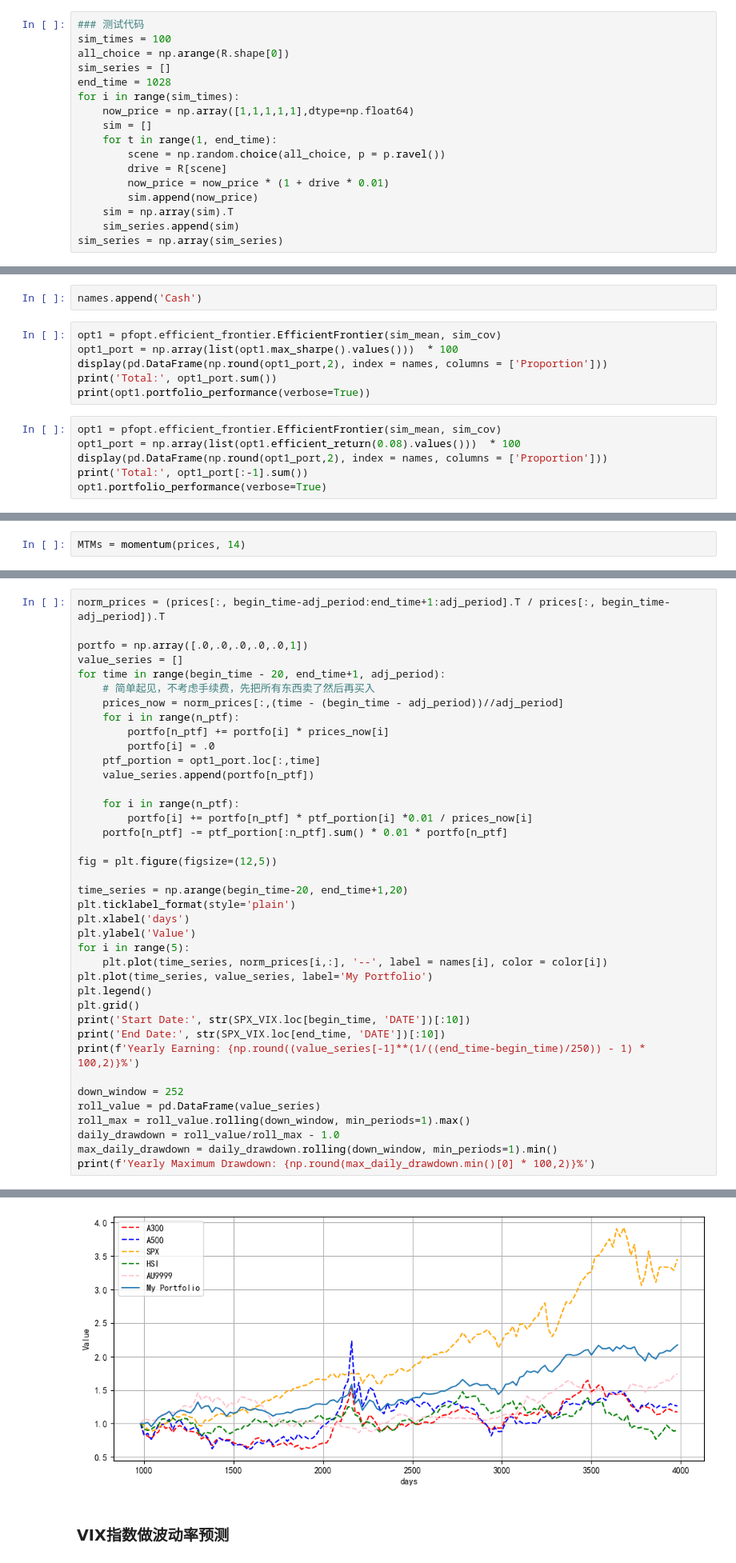
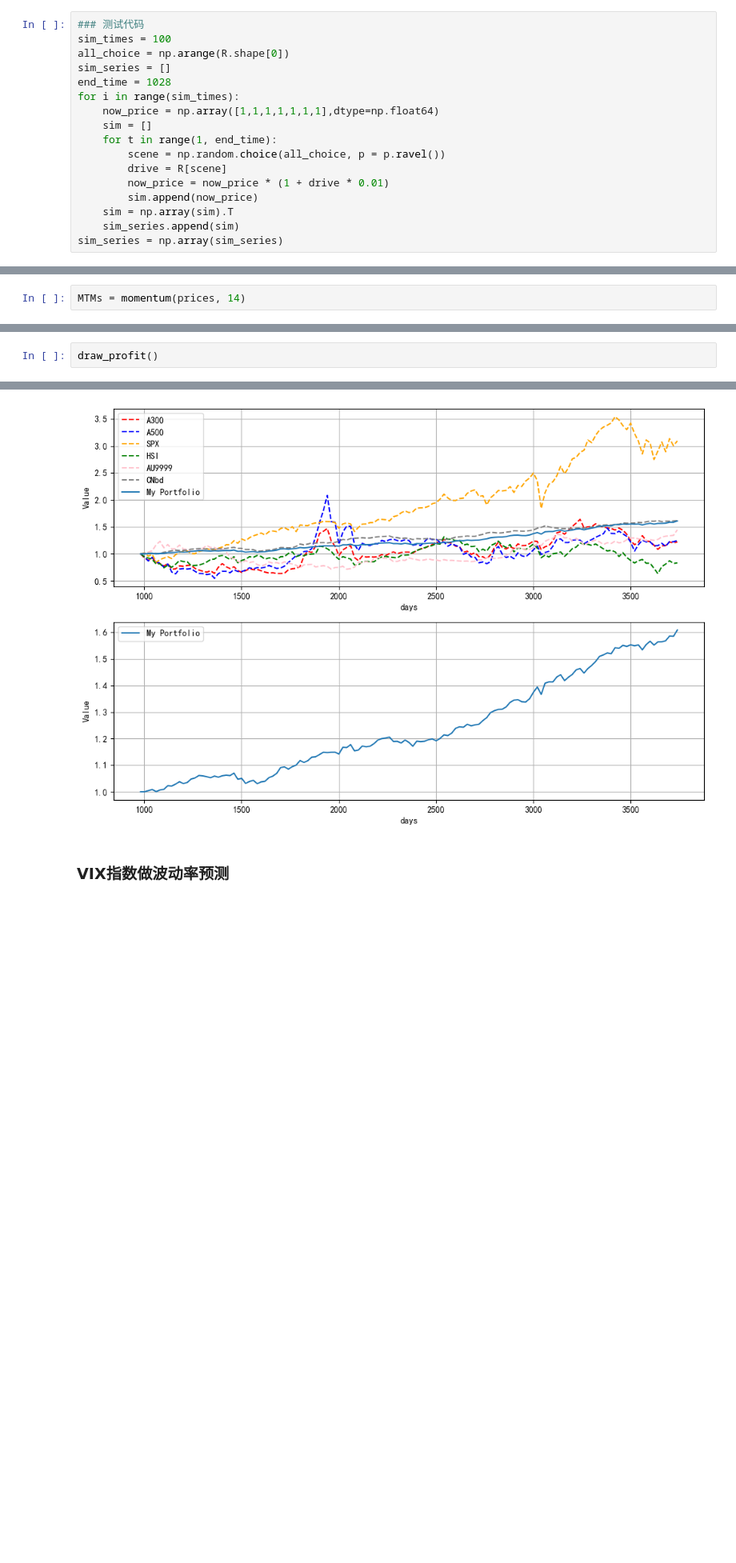
Before and after one commit to dishangti/Entropy-Pooling, a Jupyter notebook: EP.ipynb, the cells around one changed output, grey strips where cells are left out. Shown at 80% size. Cells and saved outputs as stored; diff of their text form; blank space fills up the shorter version.

Commit message:
Add bonds data to the model.

```diff
--- a/EP.ipynb
+++ b/EP.ipynb
@@ -601,7 +609,7 @@ all_choice = np.arange(R.shape[0])
 sim_series = []
 end_time = 1028
 for i in range(sim_times):
-    now_price = np.array([1,1,1,1,1],dtype=np.float64)
+    now_price = np.array([1,1,1,1,1,1,1],dtype=np.float64)
     sim = []
     for t in range(1, end_time):
         scene = np.random.choice(all_choice, p = p.ravel())
@@ -660,17 +641,3 @@ display(sim_cov)
-# %%
-names.append('Cash')
-# %%
-opt1 = pfopt.efficient_frontier.EfficientFrontier(sim_mean, sim_cov)
-opt1_port = np.array(list(opt1.max_sharpe().values()))  * 100
-display(pd.DataFrame(np.round(opt1_port,2), index = names, columns = ['Proportion']))
-print('Total:', opt1_port.sum())
-print(opt1.portfolio_performance(verbose=True))
-# %%
-opt1 = pfopt.efficient_frontier.EfficientFrontier(sim_mean, sim_cov)
-opt1_port = np.array(list(opt1.efficient_return(0.08).values()))  * 100
-display(pd.DataFrame(np.round(opt1_port,2), index = names, columns = ['Proportion']))
-print('Total:', opt1_port[:-1].sum())
-opt1.portfolio_performance(verbose=True)
 # %% [markdown]
 ### 蒙特卡洛模拟加速
 # %%
@@ -930,40 +966,3 @@ ax.grid()
 # %%
-norm_prices = (prices[:, begin_time-adj_period:end_time+1:adj_period].T / prices[:, begin_time-adj_period]).T
-
-portfo = np.array([.0,.0,.0,.0,.0,1])
-value_series = []
-for time in range(begin_time - 20, end_time+1, adj_period):
-    # 简单起见，不考虑手续费，先把所有东西卖了然后再买入
-    prices_now = norm_prices[:,(time - (begin_time - adj_period))//adj_period]
-    for i in range(n_ptf):
-        portfo[n_ptf] += portfo[i] * prices_now[i]
-        portfo[i] = .0
-    ptf_portion = opt1_port.loc[:,time]
-    value_series.append(portfo[n_ptf])
-
-    for i in range(n_ptf):
-        portfo[i] += portfo[n_ptf] * ptf_portion[i] *0.01 / prices_now[i]
-    portfo[n_ptf] -= ptf_portion[:n_ptf].sum() * 0.01 * portfo[n_ptf]
-
-fig = plt.figure(figsize=(12,5))
-
-time_series = np.arange(begin_time-20, end_time+1,20)
-plt.ticklabel_format(style='plain')
-plt.xlabel('days')
-plt.ylabel('Value')
-for i in range(5):
-    plt.plot(time_series, norm_prices[i,:], '--', label = names[i], color = color[i])
-plt.plot(time_series, value_series, label='My Portfolio')
-plt.legend()
-plt.grid()
-print('Start Date:', str(SPX_VIX.loc[begin_time, 'DATE'])[:10])
-print('End Date:', str(SPX_VIX.loc[end_time, 'DATE'])[:10])
-print(f'Yearly Earning: {np.round((value_series[-1]**(1/((end_time-begin_time)/250)) - 1) * 100,2)}%')
-
-down_window = 252
-roll_value = pd.DataFrame(value_series)
-roll_max = roll_value.rolling(down_window, min_periods=1).max()
-daily_drawdown = roll_value/roll_max - 1.0
-max_daily_drawdown = daily_drawdown.rolling(down_window, min_periods=1).min()
-print(f'Yearly Maximum Drawdown: {np.round(max_daily_drawdown.min()[0] * 100,2)}%')
+draw_profit()
 # %% [output]
@@ -974,4 +973,4 @@ Yearly Maximum Drawdown: -24.8%
-[figure, old version]
+[figure, new version]
 # %% [markdown]
 ### VIX指数做波动率预测
 # %%
```
Also changed, not shown: parts of 56 cells of this notebook, 3 other files.
